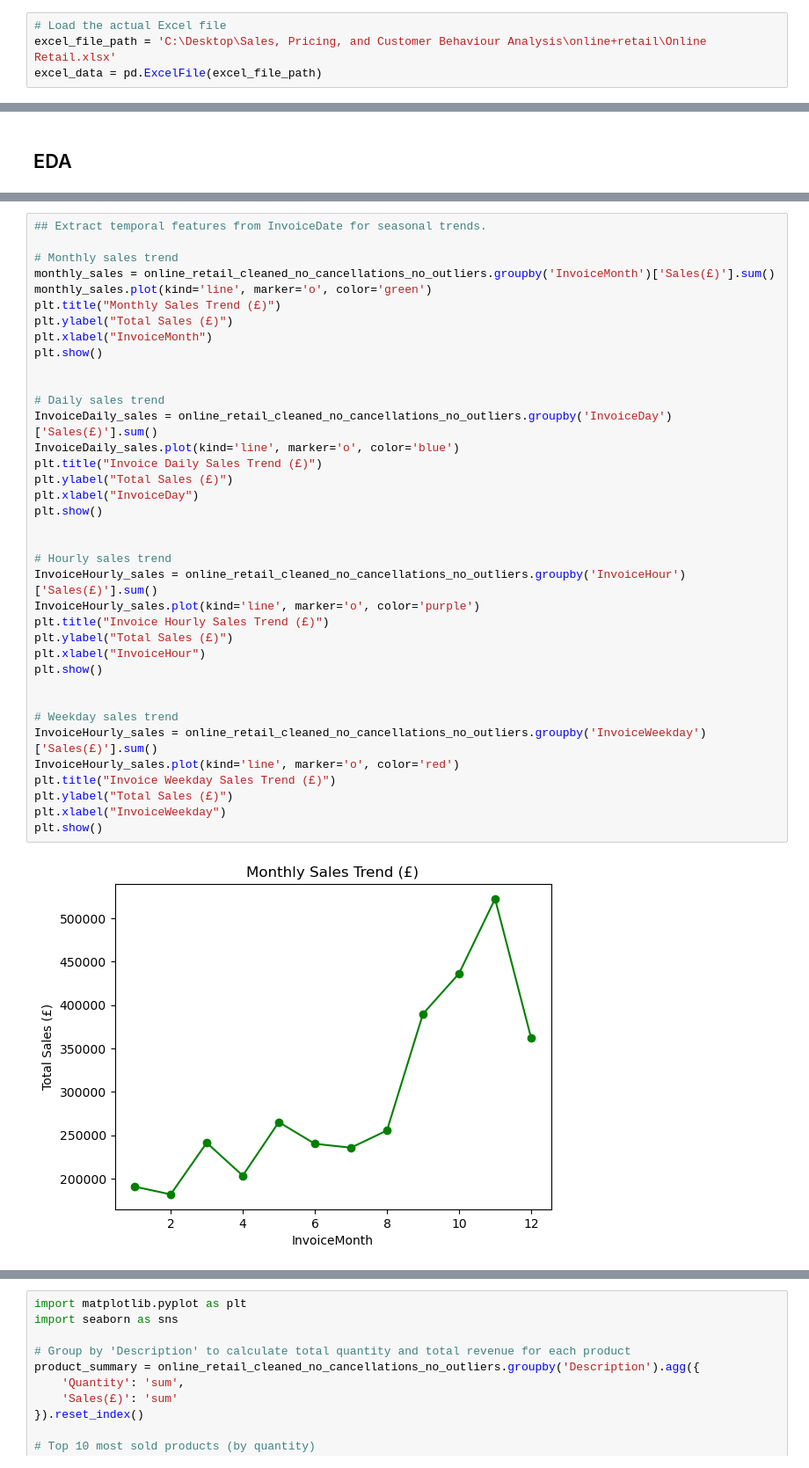
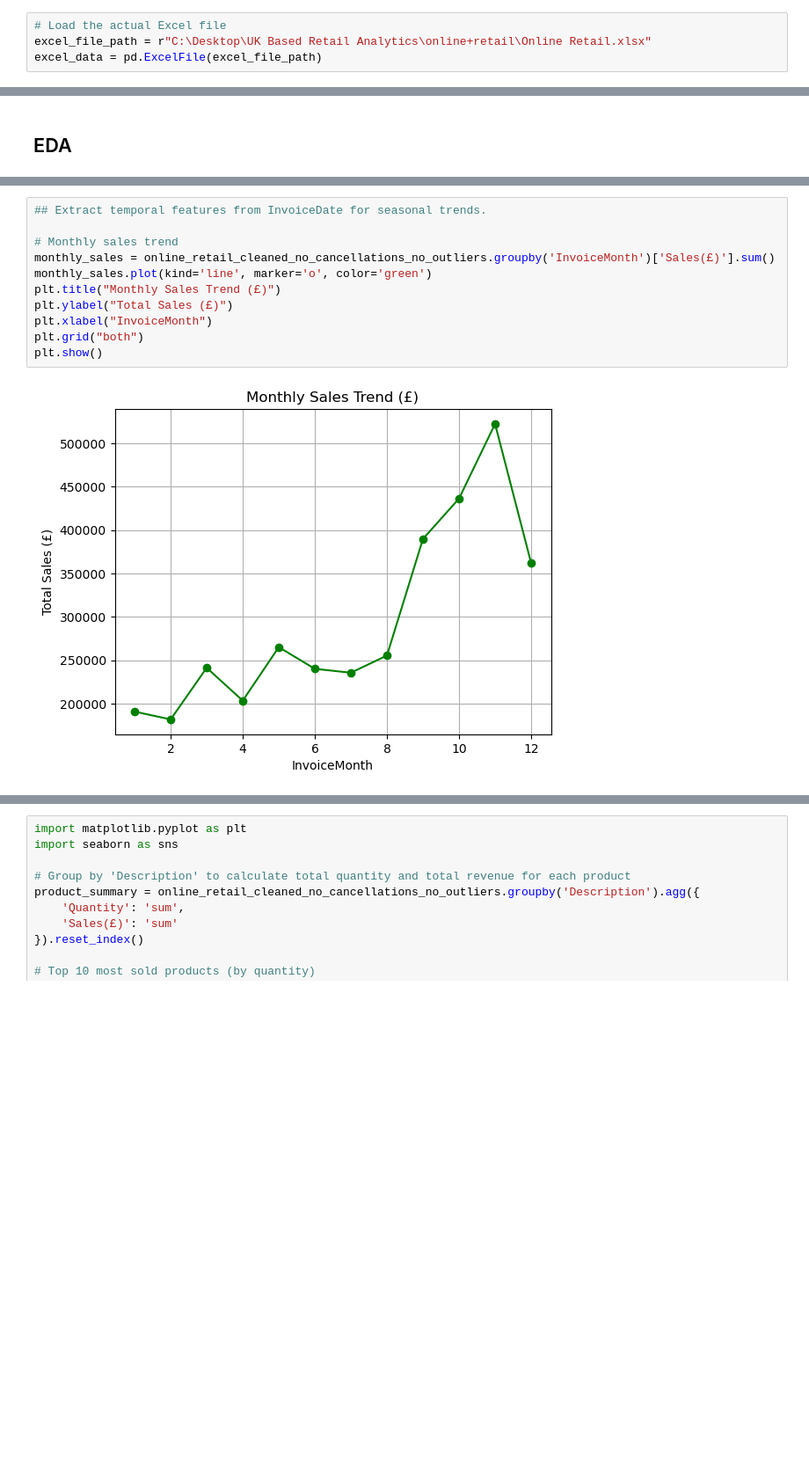
Before and after one commit to Godwin-Oti/UK-Based-Online-Retail-Analytics, a Jupyter notebook: Data_Prep_&_EDA.ipynb, the cells around one changed output, grey strips where cells are left out. Shown at 88% size. Saved outputs shown, nothing was run; the diff lists cells and outputs as text; blank space fills up the shorter version.

```diff
--- a/Data_Prep_&_EDA.ipynb
+++ b/Data_Prep_&_EDA.ipynb
@@ -16,7 +16,7 @@ from sklearn.cluster import DBSCAN
 # Load Data
 # %%
 # Load the actual Excel file
-excel_file_path = 'C:\Desktop\Sales, Pricing, and Customer Behaviour Analysis\online+retail\Online Retail.xlsx'
+excel_file_path = r"C:\Desktop\UK Based Retail Analytics\online+retail\Online Retail.xlsx"
 excel_data = pd.ExcelFile(excel_file_path)
 # %%
 # Load each sheet into a separate DataFrame
@@ -371,39 +370,13 @@ online_retail_cleaned_no_cancellations_no_outliers.shape
 # %%
 ## Extract temporal features from InvoiceDate for seasonal trends.
 
 # Monthly sales trend
 monthly_sales = online_retail_cleaned_no_cancellations_no_outliers.groupby('InvoiceMonth')['Sales(£)'].sum()
 monthly_sales.plot(kind='line', marker='o', color='green')
 plt.title("Monthly Sales Trend (£)")
 plt.ylabel("Total Sales (£)")
 plt.xlabel("InvoiceMonth")
+plt.grid("both")
 plt.show()
-
-
-# Daily sales trend
-InvoiceDaily_sales = online_retail_cleaned_no_cancellations_no_outliers.groupby('InvoiceDay')['Sales(£)'].sum()
-InvoiceDaily_sales.plot(kind='line', marker='o', color='blue')
-plt.title("Invoice Daily Sales Trend (£)")
-plt.ylabel("Total Sales (£)")
-plt.xlabel("InvoiceDay")
-plt.show()
-
-
-# Hourly sales trend
-InvoiceHourly_sales = online_retail_cleaned_no_cancellations_no_outliers.groupby('InvoiceHour')['Sales(£)'].sum()
-InvoiceHourly_sales.plot(kind='line', marker='o', color='purple')
-plt.title("Invoice Hourly Sales Trend (£)")
-plt.ylabel("Total Sales (£)")
-plt.xlabel("InvoiceHour")
-plt.show()
-
-
-# Weekday sales trend
-InvoiceHourly_sales = online_retail_cleaned_no_cancellations_no_outliers.groupby('InvoiceWeekday')['Sales(£)'].sum()
-InvoiceHourly_sales.plot(kind='line', marker='o', color='red')
-plt.title("Invoice Weekday Sales Trend (£)")
-plt.ylabel("Total Sales (£)")
-plt.xlabel("InvoiceWeekday")
-plt.show()
 # %% [output]
-[figure, old version]
+[figure, new version]
```
Also changed, not shown: parts of 58 cells of this notebook, 2 other files.
